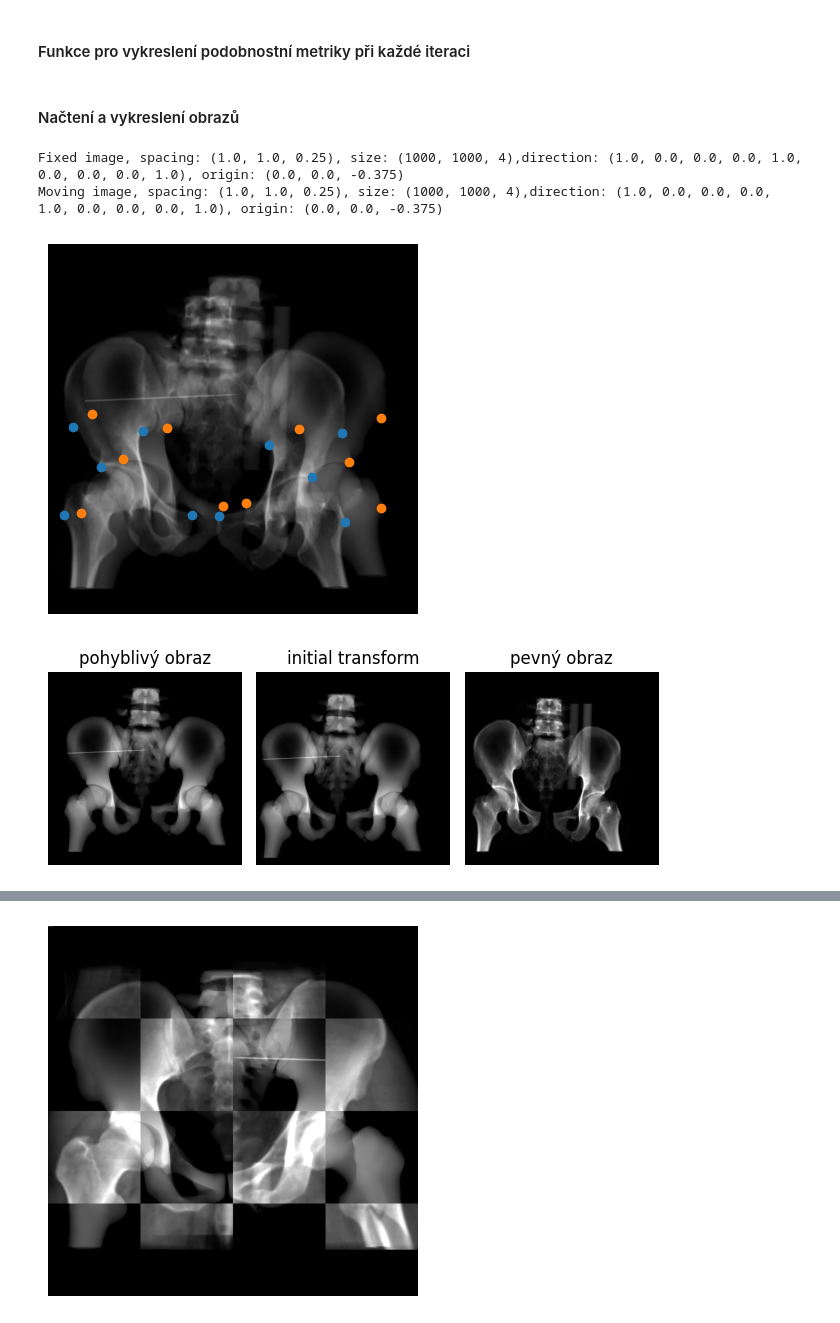
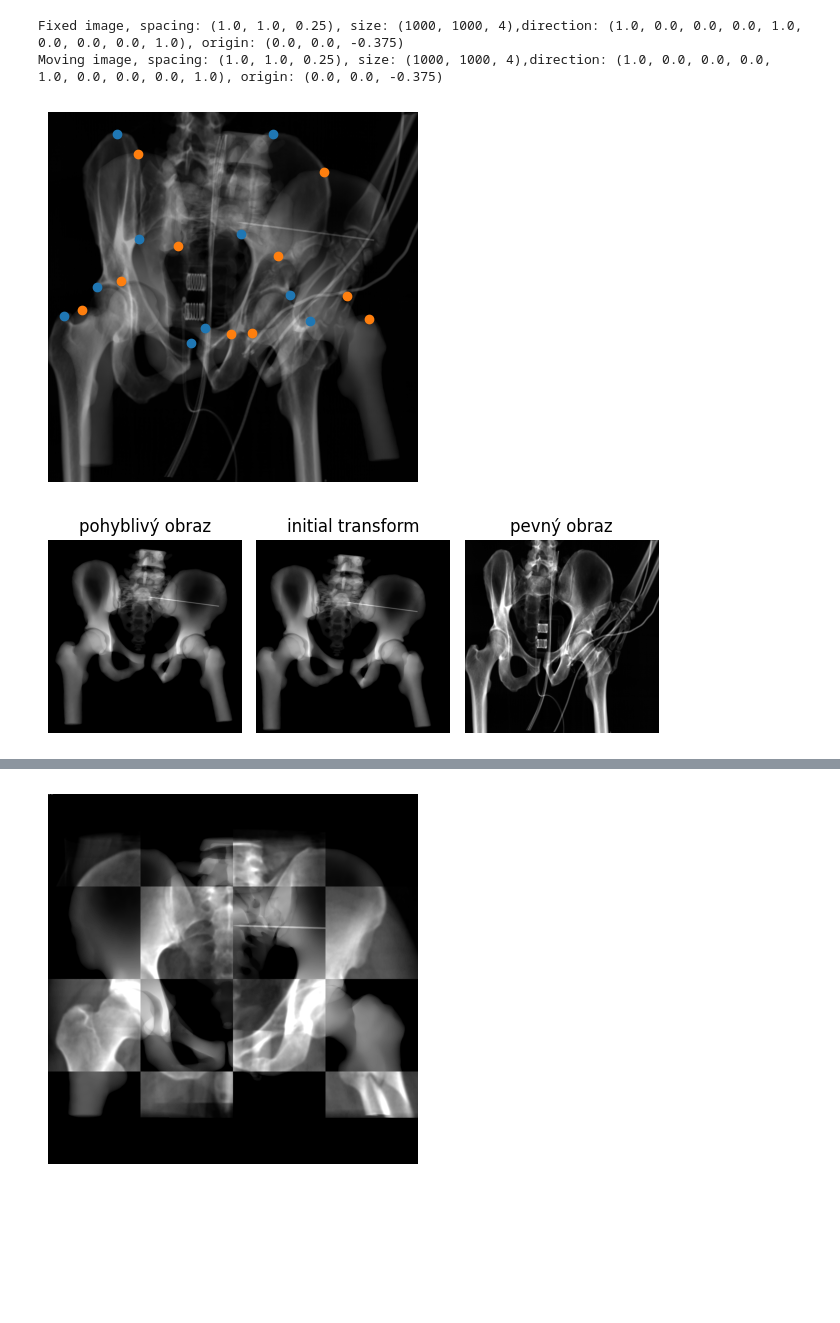
Before and after one commit to Vojtech-Benda/ca_isf, a Jupyter notebook: sitkRegistration.ipynb, the cells around one changed output, grey strips where cells are left out. Drawn from its saved outputs; the diff is of its cells as text; code cells hidden in the pictures; blank space fills up the shorter version.

```diff
--- a/sitkRegistration.ipynb
+++ b/sitkRegistration.ipynb
@@ -4,6 +4,4 @@ import numpy as np
 import matplotlib.pyplot as plt
 from IPython.display import clear_output
 import time
-# %% [markdown]
-#### Funkce pro vykreslení podobnostní metriky při každé iteraci
 # %%
@@ -152,35 +125,25 @@ def plotRegistrationErrors():
 
     # Adjust the spacing between subplots so that the axis labels don't overlap.
     plt.show()
-# %% [markdown]
-#### Načtení a vykreslení obrazů
 # %%
-num = "05"
+num = "02"
 movingImage = sitk.ReadImage(f"input_files\\pacient_{num}\\registration\\pacient{num}PreopAP.mha", sitk.sitkFloat32)
 fixedImage = sitk.ReadImage(f"input_files\\pacient_{num}\\registration\\pacient{num}IntraopAP.mha", sitk.sitkFloat32)
 
 movingPoints = getPoints(f"input_files\\pacient_{num}\\registration\\pacient{num}PreopPointsAP.csv")
 fixedPoints = getPoints(f"input_files\\pacient_{num}\\registration\\pacient{num}IntraopPointsAP.csv")
+
+print(f"Fixed image, spacing: {fixedImage.GetSpacing()}, size: {fixedImage.GetSize()},"
+      f"direction: {fixedImage.GetDirection()}, origin: {fixedImage.GetOrigin()}")
+print(f"Moving image, spacing: {movingImage.GetSpacing()}, size: {movingImage.GetSize()},"
+      f"direction: {movingImage.GetDirection()}, origin: {movingImage.GetOrigin()}")
+plt.imshow(sitk.GetArrayViewFromImage(fixedImage)[0, ...], cmap="gray")
+plt.imshow(sitk.GetArrayViewFromImage(movingImage)[0, ...], cmap="gray", alpha=0.5)
+plt.scatter(list(np.array(fixedPoints).T)[0], list(np.array(fixedPoints).T)[1], c="#1f77b4")
+plt.scatter(list(np.array(movingPoints).T)[0], list(np.array(movingPoints).T)[1], c="#ff7f0e")
+plt.axis("off")
+plt.show()
+# %% [output]
+Fixed image, spacing: (1.0, 1.0, 0.25), size: (1000, 1000, 4),direction: (1.0, 0.0, 0.0, 0.0, 1.0, 0.0, 0.0, 0.0, 1.0), origin: (0.0, 0.0, -0.375)
+Moving image, spacing: (1.0, 1.0, 0.25), size: (1000, 1000, 4),direction: (1.0, 0.0, 0.0, 0.0, 1.0, 0.0, 0.0, 0.0, 1.0), origin: (0.0, 0.0, -0.375)
+[figure, added]
-# %%
-# fixedImage = preopImage
-# movingImage = intraopImage
-
-# fixedImage = sitk.Expand(intraopImage, expandFactors=[1, 1, 4])
-# movingImage = sitk.Expand(preopImage, expandFactors=[1, 1, 4])
-
-# movingImage.SetOrigin(fixedImage.GetOrigin())
-# movingImage.SetSpacing(fixedImage.GetSpacing())
-print(f"Fixed image, spacing: {fixedImage.GetSpacing()}, size: {fixedImage.GetSize()},"
-      f"direction: {fixedImage.GetDirection()}, origin: {fixedImage.GetOrigin()}")
-print(f"Moving image, spacing: {movingImage.GetSpacing()}, size: {movingImage.GetSize()},"
-      f"direction: {movingImage.GetDirection()}, origin: {movingImage.GetOrigin()}")
-plt.imshow(sitk.GetArrayViewFromImage(fixedImage)[0, ...], cmap="gray")
-plt.imshow(sitk.GetArrayViewFromImage(movingImage)[0, ...], cmap="gray", alpha=0.5)
-plt.scatter(list(np.array(fixedPoints).T)[0], list(np.array(fixedPoints).T)[1], c="#1f77b4")
-plt.scatter(list(np.array(movingPoints).T)[0], list(np.array(movingPoints).T)[1], c="#ff7f0e")
-plt.axis("off")
-plt.show()
-# %% [output]
-Fixed image, spacing: (1.0, 1.0, 0.25), size: (1000, 1000, 4),direction: (1.0, 0.0, 0.0, 0.0, 1.0, 0.0, 0.0, 0.0, 1.0), origin: (0.0, 0.0, -0.375)
-Moving image, spacing: (1.0, 1.0, 0.25), size: (1000, 1000, 4),direction: (1.0, 0.0, 0.0, 0.0, 1.0, 0.0, 0.0, 0.0, 1.0), origin: (0.0, 0.0, -0.375)
-[figure, removed]
@@ -191,4 +150,8 @@ initialTransform = sitk.CenteredTransformInitializer(fixedImage, movingImage,
 # %%
+initialTransform = sitk.CenteredTransformInitializer(fixedImage, movingImage,
+                                                     sitk.AffineTransform(3),
+                                                     sitk.CenteredTransformInitializerFilter.MOMENTS)
+
 initialImage = sitk.Resample(movingImage, fixedImage, initialTransform, sitk.sitkLinear, 0.0, movingImage.GetPixelID())
 
 fig3, ax2 = plt.subplots(1, 3)
@@ -204,7 +167,7 @@ ax2[2].axis("off")
 fig3.tight_layout()
 plt.show()
 # %% [output]
-[figure, old version]
+[figure, new version]
 # %%
 initialTransformInverse = initialTransform.GetInverse()
 movingInitialPoints = [initialTransformInverse.TransformPoint(p) for p in movingPoints]
```
Also changed, not shown: parts of 9 cells of this notebook, 4 other files.
